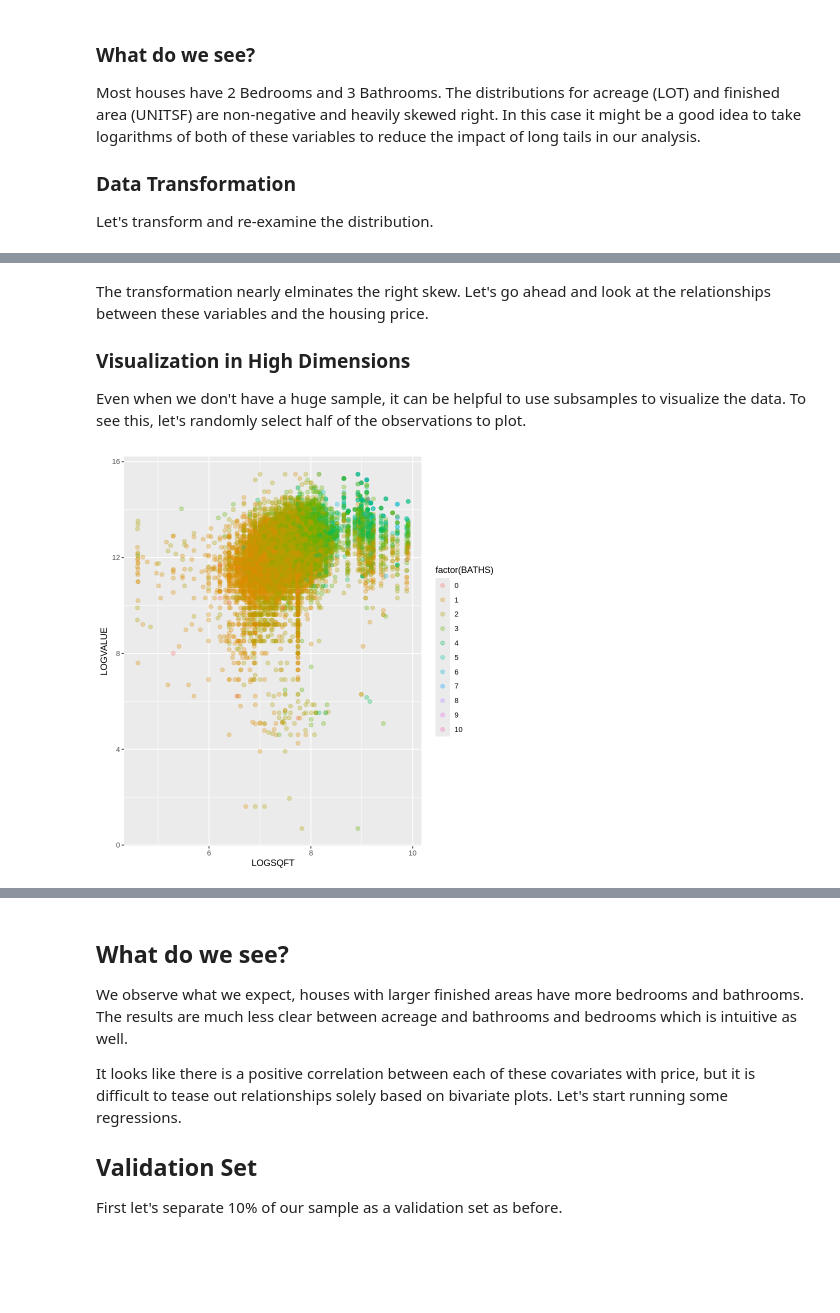
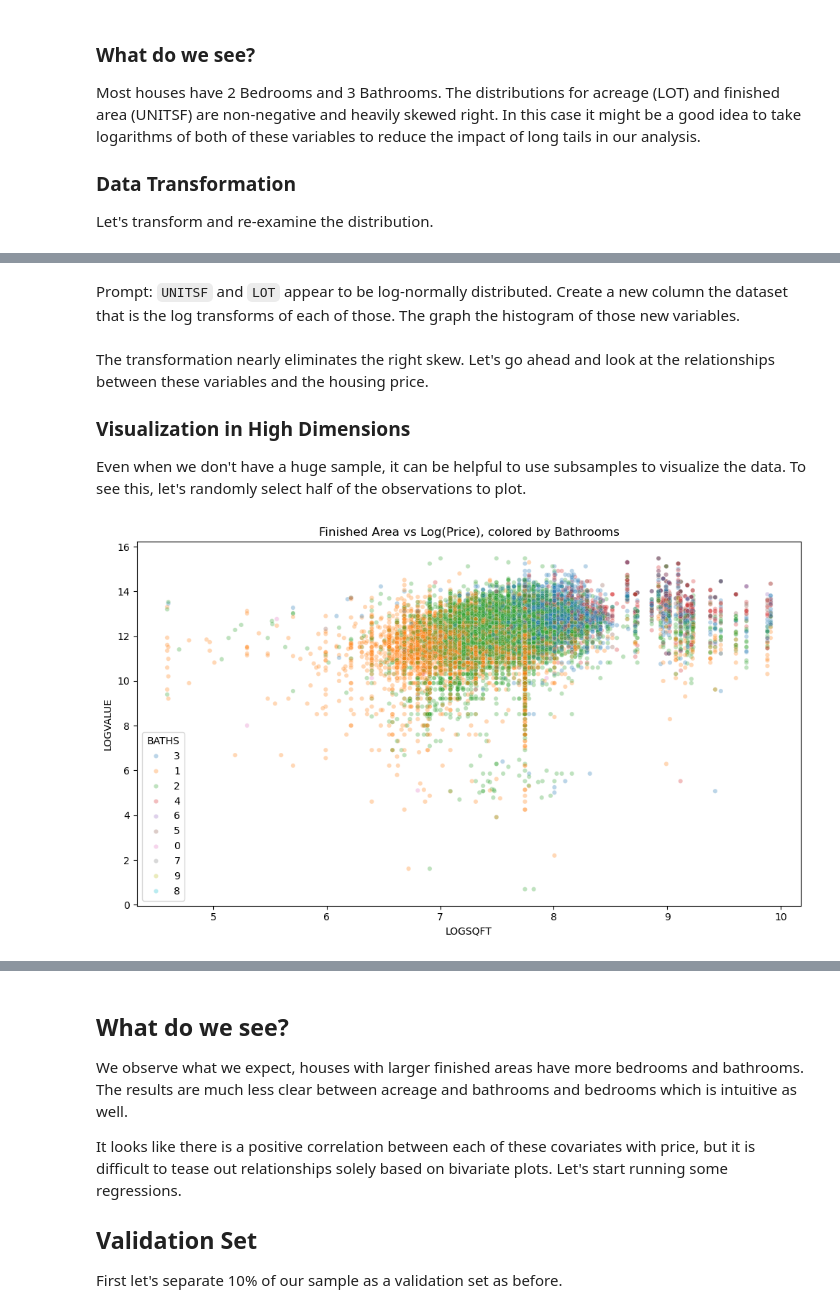
Before and after one commit to bquistorff/NABE_workbooks, a Jupyter notebook: 2. Predicting Housing Prices - Solutions.ipynb, the cells around one changed output, grey strips where cells are left out. Drawn from its saved outputs; the diff is of its cells as text; code cells hidden in the pictures; blank space fills up the shorter version.

```diff
--- a/2. Predicting Housing Prices - Solutions.ipynb
+++ b/2. Predicting Housing Prices - Solutions.ipynb
@@ -146,0 +80,2 @@ of ggplot2 3.3.4.”
+# %% [markdown]
+Prompt: `UNITSF` and `LOT` appear to be log-normally distributed. Create a new column the dataset that is the log transforms of each of those. The graph the histogram of those new variables.
@@ -147,19 +85,21 @@ of ggplot2 3.3.4.”
 # %% [markdown]
-
-The transformation nearly elminates the right skew. Let's go ahead and look at the relationships between these variables and the housing price.
+The transformation nearly eliminates the right skew. Let's go ahead and look at the relationships between these variables and the housing price.
 
 ### Visualization in High Dimensions
 
 Even when we don't have a huge sample, it can be helpful to use subsamples to visualize the data. To see this, let's randomly select half of the observations to plot.
-# %%
-
-
-subset = Housing[sample(1:nrow(Housing),dim(Housing)[1]*.5),]
-
-ggplot(subset , aes(x = LOGSQFT, y = LOGVALUE)) +
-# Plotting relationship between Finished Area and log(price)
-           geom_point(aes(color = factor(BATHS)),alpha=.3,size=2)
-# Color based on number of full bathrooms
-# %% [output]
-[figure, removed]
+# %%
+subset = Housing.sample(frac=0.5, random_state=2718281)
+
+plt.figure(figsize=(10, 6))
+sns.scatterplot(data=subset, x='LOGSQFT', y='LOGVALUE',
+                hue=subset['BATHS'].astype(str), alpha=0.3, s=20,
+                legend='brief')
+# Plotting relationship between Finished Area and log(price)
+# Color based on number of full bathrooms
+plt.title('Finished Area vs Log(Price), colored by Bathrooms')
+plt.tight_layout()
+plt.show()
+# %% [output]
+[figure, added]
 # %%
```
Also changed, not shown: parts of 61 cells of this notebook, 21 other files.
